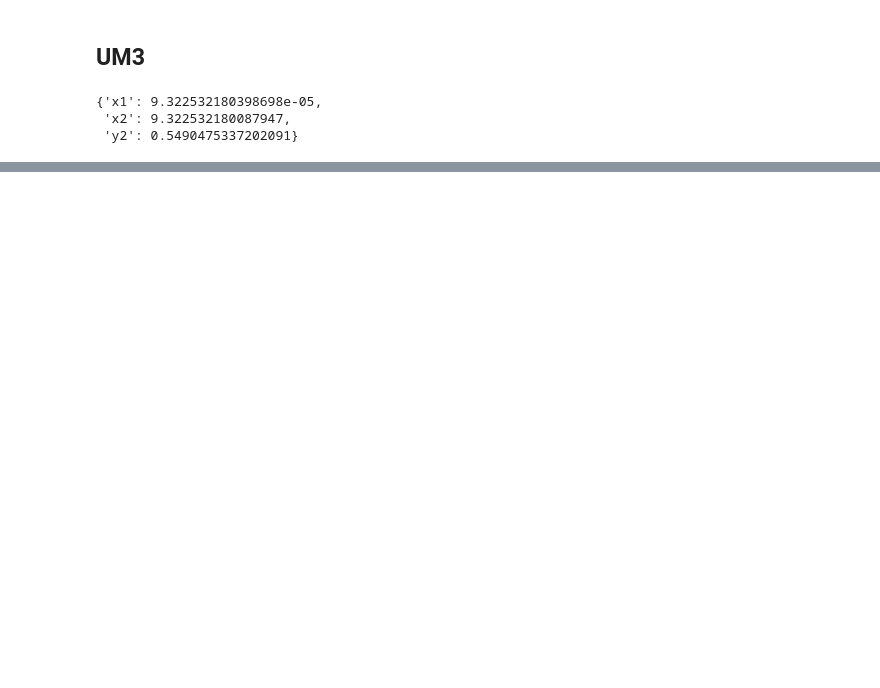
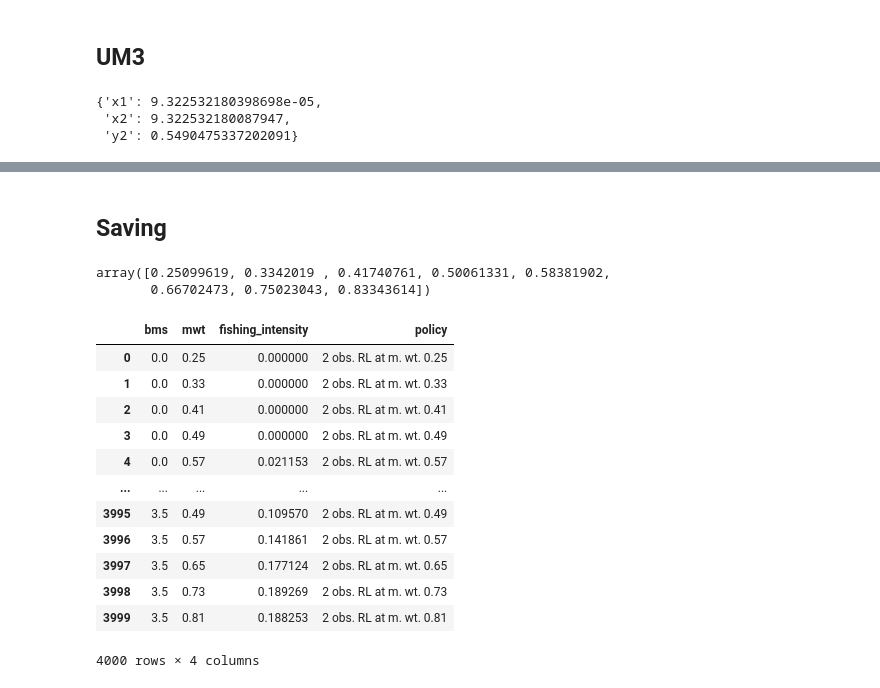
Before and after one commit to petebachant/rl4fisheries, a Jupyter notebook: notebooks/for_generating_results/3_policy_plots.ipynb, the cells around one changed output, grey strips where cells are left out. Drawn from its saved outputs; the diff is of its cells as text; code cells hidden in the pictures; blank space fills up the shorter version.

```diff
--- a/notebooks/for_results/3_policy_plots.ipynb
+++ b/notebooks/for_generating_results/3_policy_plots.ipynb
@@ -272,7 +272,24 @@ _viridis_data = [[0.267004, 0.004874, 0.329415],
                  [0.983868, 0.904867, 0.136897],
                  [0.993248, 0.906157, 0.143936]]
 # %%
-MWT_OBS_LIST_SHORT = [0, 0.2, 0.3, 0.4, 0.45, 0.5, 0.55, 0.9]
+temp_env = AsmEnv()
+min_wt = temp_env.parameters['min_wt']
+max_wt = temp_env.parameters['max_wt']
+
+MWT_OBS_LIST_SHORT = (
+    - 1 + 2 * (
+        (
+            (np.linspace(start=0.25, stop=0.81, num=8) - min_wt) /
+            (max_wt - min_wt)
+        )
+    )
+)
+
+# formula
+# -1 + 2 * (wt-min_wt) / (max_wt - min_wt)
+
+# old:
+# [0, 0.2, 0.3, 0.4, 0.45, 0.5, 0.55, 0.9]
 
 def rgb_to_hex(rgb):
     return '#%02x%02x%02x' % tuple(rgb)
@@ -702,13 +684,13 @@ UM2_msy_pol = pd.DataFrame(get_bms_policy(
 # %%
 UM2_2o_pol['policy'] = UM2_2o_pol.apply(
-    func = lambda row: f'2obs_PPO_at_mwt_{row.mwt:.2f}',
+    func = lambda row: f'2 obs. RL at m. wt. {row.mwt:.2f}',
     axis=1,
 )
-UM2_bm_pol['policy'] = '1obs_PPO'
+UM2_bm_pol['policy'] = '1 obs. RL'
 
-UM2_cr_pol['policy'] = 'uRPP'
-UM2_msy_pol['policy'] = 'FMSY'
-UM2_DFO_pol['policy'] = 'cRPP'
+UM2_cr_pol['policy'] = 'Opt. Prec. Pol.'
+UM2_msy_pol['policy'] = 'Const. Mort.'
+UM2_DFO_pol['policy'] = 'Constr. Prec. Pol.'
 
 UM2_policies = pd.concat([
     UM2_msy_pol,
@@ -720,6 +702,6 @@ UM2_policies = pd.concat([
 
 UM2_policies['strategy_type'] = UM2_policies.apply(
     axis=1,
-    func=lambda row: '2 Obs. RL' if row.policy[:8] == '2obs_PPO' else 'Other Policies',
+    func=lambda row: '2 Obs. RL' if row.policy[:9] == '2 obs. RL' else 'Other Policies',
 )
 # %%
@@ -858,0 +821,2 @@ UM3_policies['strategy_type'] = UM3_policies.apply(
+# %% [markdown]
+## Saving
@@ -858,0 +827,21 @@ UM3_policies['strategy_type'] = UM3_policies.apply(
+# %%
+(MWT_OBS_LIST_SHORT+1)/2
+# %% [output]
+array([0.25099619, 0.3342019 , 0.41740761, 0.50061331, 0.58381902,
+       0.66702473, 0.75023043, 0.83343614])
+# %%
+UM2_2o_pol
+# %% [output]
+|  | bms | mwt | fishing_intensity | policy |
+| 0 | 0.0 | 0.25 | 0.000000 | 2 obs. RL at m. wt. 0.25 |
+| 1 | 0.0 | 0.33 | 0.000000 | 2 obs. RL at m. wt. 0.33 |
+| 2 | 0.0 | 0.41 | 0.000000 | 2 obs. RL at m. wt. 0.41 |
+| 3 | 0.0 | 0.49 | 0.000000 | 2 obs. RL at m. wt. 0.49 |
+| 4 | 0.0 | 0.57 | 0.021153 | 2 obs. RL at m. wt. 0.57 |
+| ... | ... | ... | ... | ... |
+| 3995 | 3.5 | 0.49 | 0.109570 | 2 obs. RL at m. wt. 0.49 |
+| 3996 | 3.5 | 0.57 | 0.141861 | 2 obs. RL at m. wt. 0.57 |
+| 3997 | 3.5 | 0.65 | 0.177124 | 2 obs. RL at m. wt. 0.65 |
+| 3998 | 3.5 | 0.73 | 0.189269 | 2 obs. RL at m. wt. 0.73 |
+| 3999 | 3.5 | 0.81 | 0.188253 | 2 obs. RL at m. wt. 0.81 |
+4000 rows × 4 columns
```
Also changed, not shown: parts of 12 cells of this notebook, 41 other files.
